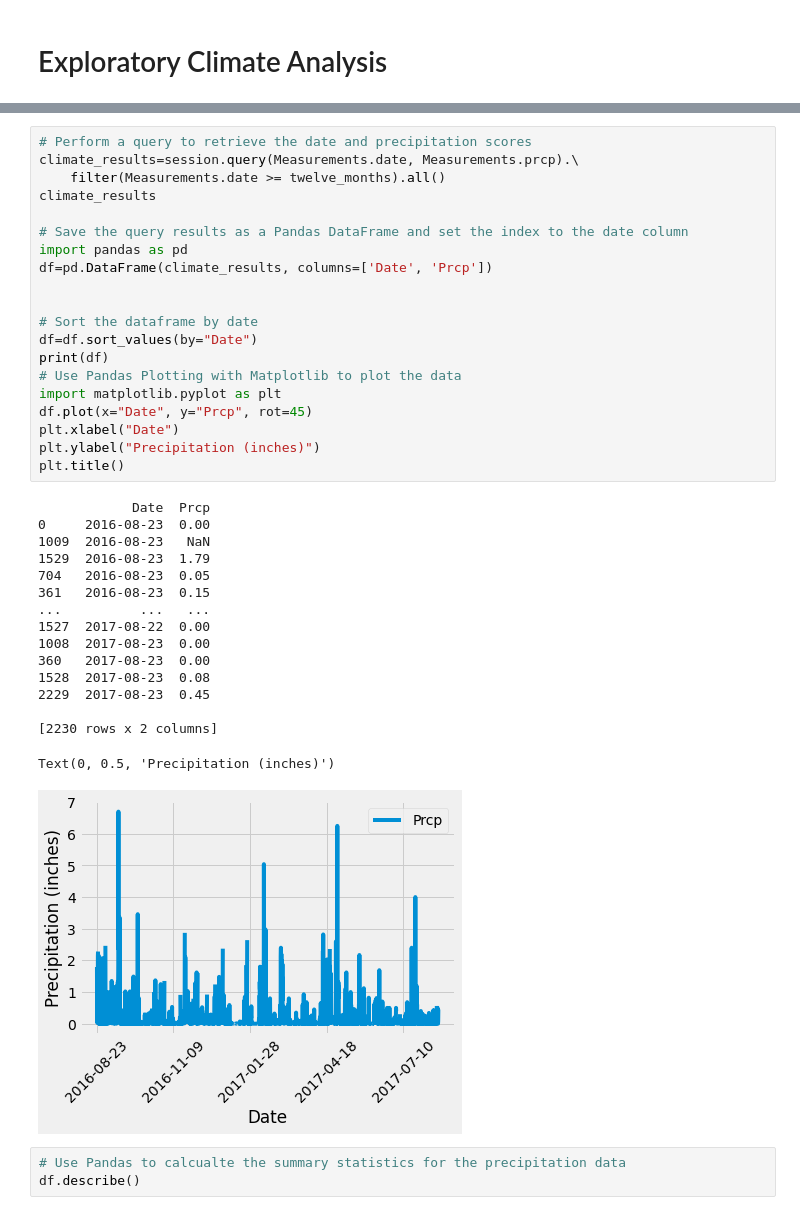
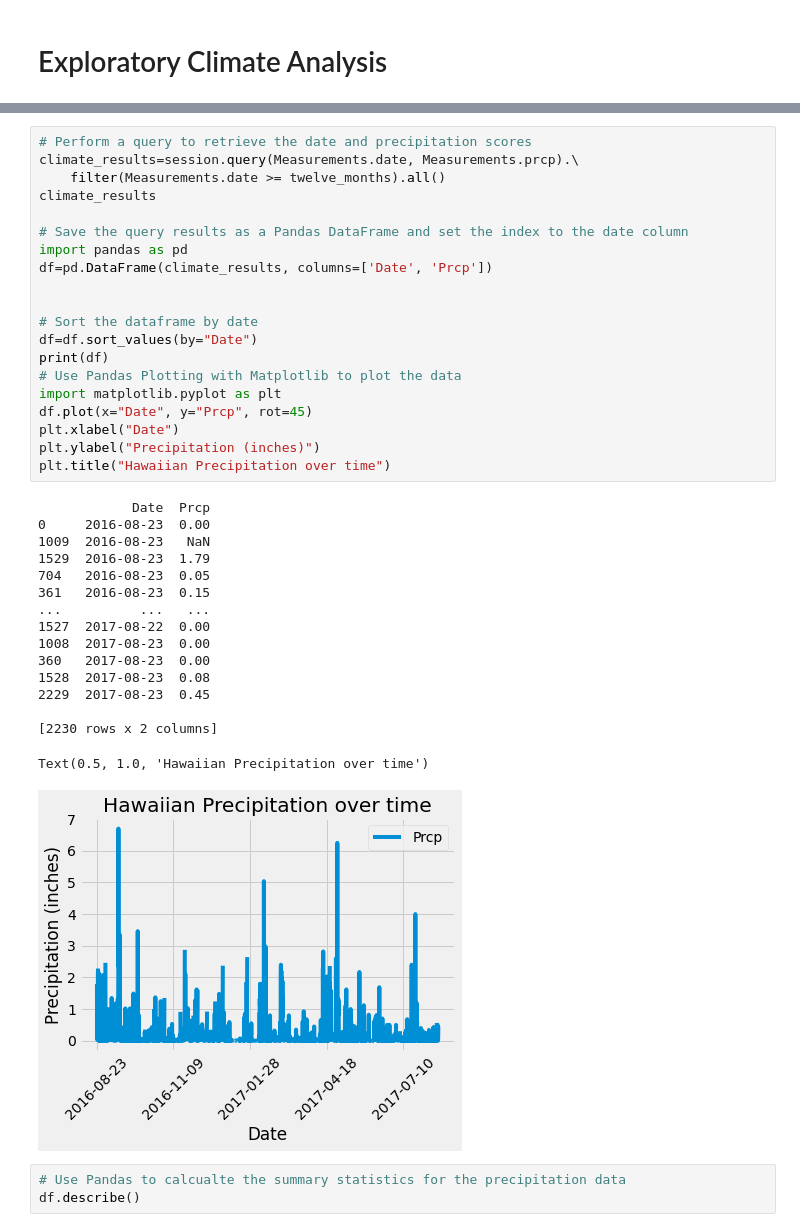
Before and after one commit to felpronove/sqlalchemy-challenge, a Jupyter notebook: climate_starter.ipynb, the cells around one changed output, grey strips where cells are left out. Cells and saved outputs as stored; diff of their text form.

```diff
--- a/climate_starter.ipynb
+++ b/climate_starter.ipynb
@@ -60,36 +57,36 @@ climate_results=session.query(Measurements.date, Measurements.prcp).\
 climate_results
 
 # Save the query results as a Pandas DataFrame and set the index to the date column
 import pandas as pd
 df=pd.DataFrame(climate_results, columns=['Date', 'Prcp'])
 
 
 # Sort the dataframe by date
 df=df.sort_values(by="Date")
 print(df)
 # Use Pandas Plotting with Matplotlib to plot the data
 import matplotlib.pyplot as plt
 df.plot(x="Date", y="Prcp", rot=45)
 plt.xlabel("Date")
 plt.ylabel("Precipitation (inches)")
-plt.title()
+plt.title("Hawaiian Precipitation over time")
 # %% [output]
             Date  Prcp
 0     2016-08-23  0.00
 1009  2016-08-23   NaN
 1529  2016-08-23  1.79
 704   2016-08-23  0.05
 361   2016-08-23  0.15
 ...          ...   ...
 1527  2017-08-22  0.00
 1008  2017-08-23  0.00
 360   2017-08-23  0.00
 1528  2017-08-23  0.08
 2229  2017-08-23  0.45
 
 [2230 rows x 2 columns]
-Text(0, 0.5, 'Precipitation (inches)')
+Text(0.5, 1.0, 'Hawaiian Precipitation over time')
-[figure, old version]
+[figure, new version]
 # %%
 # Use Pandas to calcualte the summary statistics for the precipitation data
 df.describe()
```
Also changed, not shown: parts of 3 cells of this notebook.
